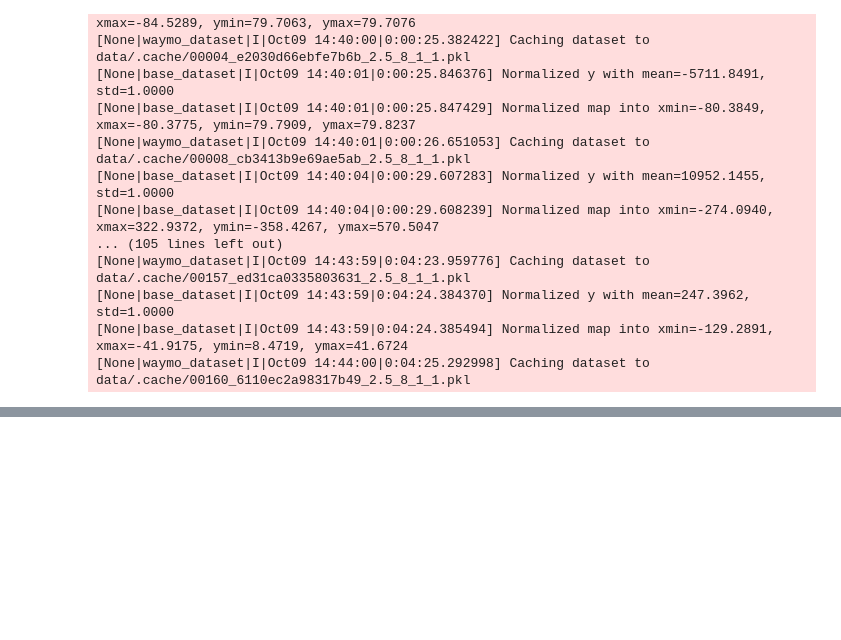
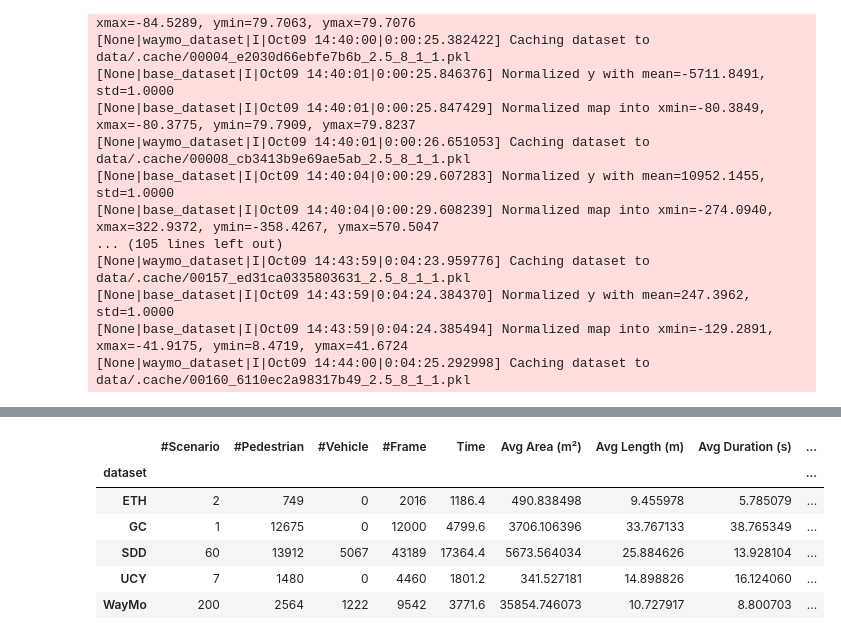
Before and after one commit to yuzhTHU/HuaweiCrowdSimulationCodeRelease, a Jupyter notebook: scripts/251009数据集统计信息.ipynb, the cells around one changed output, grey strips where cells are left out. Saved outputs shown, nothing was run; the diff lists cells and outputs as text; code cells hidden in the pictures; blank space fills up the shorter version.

```diff
--- a/scripts/251009数据集统计信息.ipynb
+++ b/scripts/251009数据集统计信息.ipynb
@@ -176,3 +178,66 @@ df.groupby('dataset').agg(**{
 [None|base_dataset|I|Oct09 14:43:59|0:04:24.384370] Normalized y with mean=247.3962, std=1.0000
 [None|base_dataset|I|Oct09 14:43:59|0:04:24.385494] Normalized map into xmin=-129.2891, xmax=-41.9175, ymin=8.4719, ymax=41.6724
 [None|waymo_dataset|I|Oct09 14:44:00|0:04:25.292998] Caching dataset to data/.cache/00160_6110ec2a98317b49_2.5_8_1_1.pkl
+# %%
+import numpy as np
+import pandas as pd
+from tqdm import tqdm
+
+dataset_list = [
+    *ETHDataset.load_data_batch(args, "./data/ETH/"),
+    *UCYDataset.load_data_batch(args, "./data/UCY/"),
+    GCDataset.load_data(args, "./data/GC/Annotation"),
+    *SDDDataset.load_data_batch(args, "./data/SDD/"),
+    *WayMoDataset.load_data_batch(args, "./data/WayMo/Processed", total=200),
+]
+
+df_list = []
+for dataset in tqdm(dataset_list):
+    df_data = dataset.df_data
+    map_data = dataset.map_data
+    traj_length_list = []
+    traj_duration_list = []
+    traj_speed_list = []
+    for id, group in df_data.sort_values(['id', 'f']).groupby('id'):
+        if group['type'].nunique() != 1:
+            raise ValueError(f"Mixed types in trajectory id {id}")
+        if group.iloc[0]['type'] != 'pedestrian':
+            continue
+        ds = group[['x', 'y']].diff().pow(2).sum(axis=1).pow(0.5)
+        dt = group['f'].diff() / args.fps
+        traj_length_list.append(ds.sum())
+        traj_duration_list.append(dt.sum())
+        traj_speed_list.append(ds.sum() / dt.sum() if dt.sum() > 0 else 0.0)
+    traj_length = np.mean(traj_length_list)
+    traj_duration = np.mean(traj_duration_list)
+    traj_speed = np.mean(np.array(traj_speed_list)[np.isfinite(traj_speed_list)])
+
+    row = {
+        'dataset': type(dataset).__name__.removesuffix('Dataset'),
+        'name': dataset.name,
+        '#Pedestrian': df_data[df_data['type'] == 'pedestrian']['id'].nunique(),
+        '#Vehicle': df_data[df_data['type'] == 'vehicle']['id'].nunique(),
+        '#Frame': df_data['f'].nunique(),
+        'Time': (df_data['f'].max() - df_data['f'].min()) / args.fps,
+        'Area': (map_data.xmax - map_data.xmin) * (map_data.ymax - map_data.ymin),
+        'Average-Speed': traj_speed,
+        'Average-Length': traj_length,
+        'Average-Duration': traj_duration,
+    }
+    df_list.append(row)
+
+df = pd.DataFrame(df_list)
+
+df.groupby('dataset').agg(**{
+    '#Scenario': ('dataset', 'count'),
+    '#Pedestrian': ('#Pedestrian', 'sum'),
+    '#Vehicle': ('#Vehicle', 'sum'),
+    '#Frame': ('#Frame', 'sum'),
+    'Time (s)': ('Time', 'sum'),
+    # 'Area (m²)': ('Area', 'sum'),
+    'Avg Area (m²)': ('Area', 'mean'),
+    'Avg Length (m)': ('Average-Length', 'mean'),
+    'Avg Duration (s)': ('Average-Duration', 'mean'),
+    'Avg Speed (m/s)': ('Average-Speed', 'mean'),
+})
+# %% [output]
@@ -178,0 +261,7 @@ df.groupby('dataset').agg(**{
+|  | #Scenario | #Pedestrian | #Vehicle | #Frame | Time | Avg Area (m²) | Avg Length (m) | Avg Duration (s) | ... |
+| dataset |  |  |  |  |  |  |  |  | ... |
+| ETH | 2 | 749 | 0 | 2016 | 1186.4 | 490.838498 | 9.455978 | 5.785079 | ... |
+| GC | 1 | 12675 | 0 | 12000 | 4799.6 | 3706.106396 | 33.767133 | 38.765349 | ... |
+| SDD | 60 | 13912 | 5067 | 43189 | 17364.4 | 5673.564034 | 25.884626 | 13.928104 | ... |
+| UCY | 7 | 1480 | 0 | 4460 | 1801.2 | 341.527181 | 14.898826 | 16.124060 | ... |
+| WayMo | 200 | 2564 | 1222 | 9542 | 3771.6 | 35854.746073 | 10.727917 | 8.800703 | ... |
```
Also changed, not shown: parts of 3 cells of this notebook, 4 other files.
